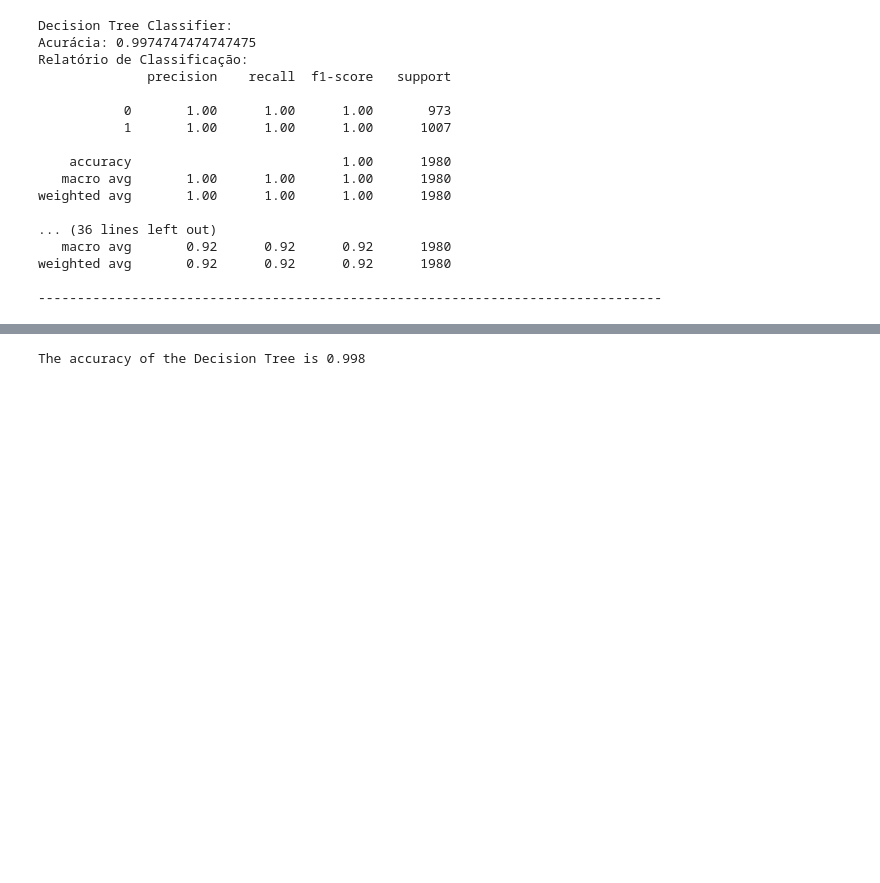
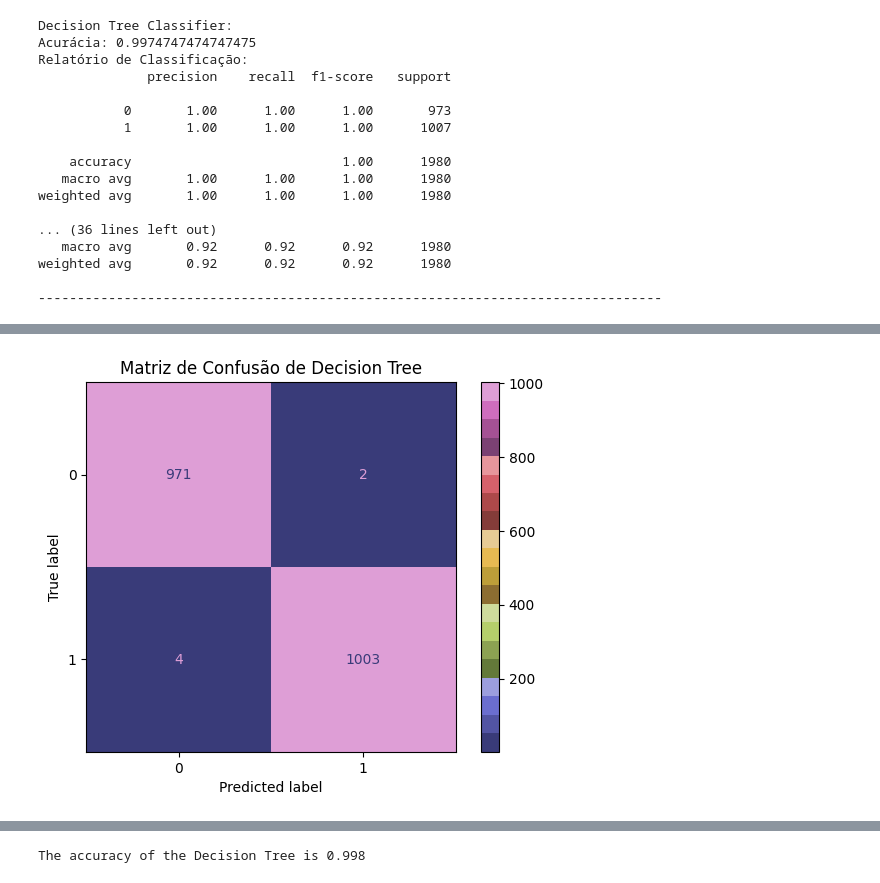
Before and after one commit to luizhcsantos/Projeto_CienciaDados, a Jupyter notebook: notebooks/etapa2.ipynb, the cells around one changed output, grey strips where cells are left out. Saved outputs shown, nothing was run; the diff lists cells and outputs as text; code cells hidden in the pictures; blank space fills up the shorter version.

```diff
--- a/notebooks/etapa2.ipynb
+++ b/notebooks/etapa2.ipynb
@@ -200,7 +200,7 @@ x_train_tfidf = vectorizer.fit_transform(x_train)
 x_test_tfidf = vectorizer.transform(x_test)
 
 # Inicializando os modelos
-models = {
+modelos = {
     "Decision Tree": DecisionTreeClassifier(),
     "Gaussian Naive Bayes": GaussianNB(),
     "Linear Discriminant Analysis": make_pipeline(StandardScaler(with_mean=False), LinearDiscriminantAnalysis()),
@@ -208,13 +208,13 @@ models = {
 }
 
 # Treinando e avaliando cada modelo
-for name, model in models.items():
+for name, modelo in modelos.items():
     if name == "Gaussian Naive Bayes":
-        model.fit(x_train_tfidf.toarray(), y_train)  # GaussianNB requer entrada densa
-        y_pred = model.predict(x_test_tfidf.toarray())
+        modelo.fit(x_train_tfidf.toarray(), y_train)  # GaussianNB requer entrada densa
+        y_pred = modelo.predict(x_test_tfidf.toarray())
     else:
-        model.fit(x_train_tfidf.toarray(), y_train)
-        y_pred = model.predict(x_test_tfidf.toarray())
+        modelo.fit(x_train_tfidf.toarray(), y_train)
+        y_pred = modelo.predict(x_test_tfidf.toarray())
 
     accuracy = accuracy_score(y_test, y_pred)
     report = classification_report(y_test, y_pred)
@@ -260,3 +260,72 @@ weighted avg       1.00      1.00      1.00      1980
 weighted avg       0.92      0.92      0.92      1980
 
 --------------------------------------------------------------------------------
+# %%
+# Importar as bibliotecas necessárias
+from sklearn.tree import DecisionTreeClassifier
+from sklearn.linear_model import LogisticRegression
+from sklearn.naive_bayes import MultinomialNB
+from sklearn.discriminant_analysis import LinearDiscriminantAnalysis
+from sklearn.neighbors import KNeighborsClassifier
+from sklearn.feature_extraction.text import TfidfVectorizer
+from sklearn.model_selection import train_test_split
+from sklearn.metrics import accuracy_score, precision_score, recall_score, f1_score, confusion_matrix, ConfusionMatrixDisplay
+import matplotlib.pyplot as plt
+import pandas as pd
+
+# Carregar os dados
+df_clean = pd.read_csv('../cleaned_data/cleaned_texts.csv')
+
+# Separar as features e labels
+X = df_clean['Text']
+y = df_clean['label']
+
+# Dividir os dados em conjuntos de treinamento e teste
+x_train, x_test, y_train, y_test = train_test_split(X, y, test_size=0.2, random_state=42)
+
+# Converter o texto para vetores TF-IDF
+vectorizer = TfidfVectorizer()
+x_train_tfidf = vectorizer.fit_transform(x_train)
+x_test_tfidf = vectorizer.transform(x_test)
+
+# Verificar os rótulos presentes em y_test
+unique_labels = y_test.unique()
+print(f"Unique labels in y_test: {unique_labels}")
+
+# Lista de modelos para treinar e avaliar
+modelos = {
+    'Decision Tree': DecisionTreeClassifier(max_depth=10, min_samples_split=50, min_samples_leaf=10),
+    'Logistic Regression': LogisticRegression(max_iter=1000),
+    'Naive Bayes': MultinomialNB(),
+    # 'Linear Discriminant Analysis': LinearDiscriminantAnalysis(),
+    'K-Nearest Neighbors': KNeighborsClassifier(n_neighbors=5)
+}
+
+# Treinar, avaliar e gerar matriz de confusão para cada modelo
+for nome_modelo, modelo in modelos.items():
+    print(f"Treinando {nome_modelo}...")
+    if nome_modelo == 'Linear Discriminant Analysis':
+        modelo.fit(x_train_tfidf.toarray(), y_train)
+    else:
+        modelo.fit(x_train_tfidf, y_train)
+
+    # Avaliar no conjunto de teste
+    y_test_pred = modelo.predict(x_test_tfidf)
+    acuracia_teste = accuracy_score(y_test, y_test_pred)
+    precisao_teste = precision_score(y_test, y_test_pred)
+    recall_teste = recall_score(y_test, y_test_pred)
+    f1_teste = f1_score(y_test, y_test_pred)
+
+    print(f"{nome_modelo} Acurácia do Teste: {acuracia_teste}")
+    print(f"{nome_modelo} Precisaõ do Teste: {precisao_teste}")
+    print(f"{nome_modelo} Recall do Teste: {recall_teste}")
+    print(f"{nome_modelo} F1 Score do Teste: {f1_teste}")
+
+    # Matriz de Confusão
+    cm = confusion_matrix(y_test, y_test_pred)
+    disp = ConfusionMatrixDisplay(confusion_matrix=cm, display_labels=unique_labels)
+    disp.plot(cmap='tab20b')
+    plt.title(f'Matriz de Confusão de {nome_modelo}')
+    plt.savefig(f'../images/confusion_matrix_{nome_modelo.replace(" ", "_")}.png', dpi=300)
+    plt.show()
+# %% [output]
@@ -262,0 +338 @@ weighted avg       0.92      0.92      0.92      1980
+[figure, added]
```
Also changed, not shown: parts of 3 cells of this notebook, 5 other files.
